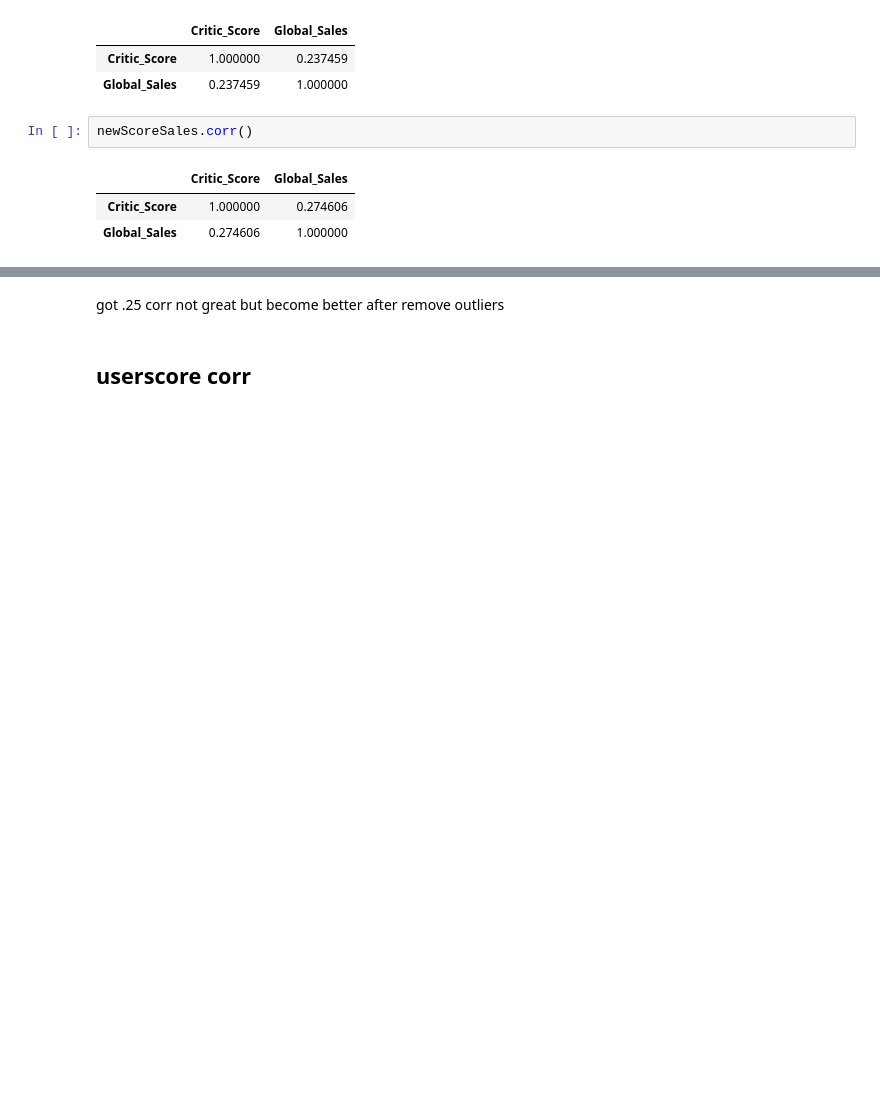
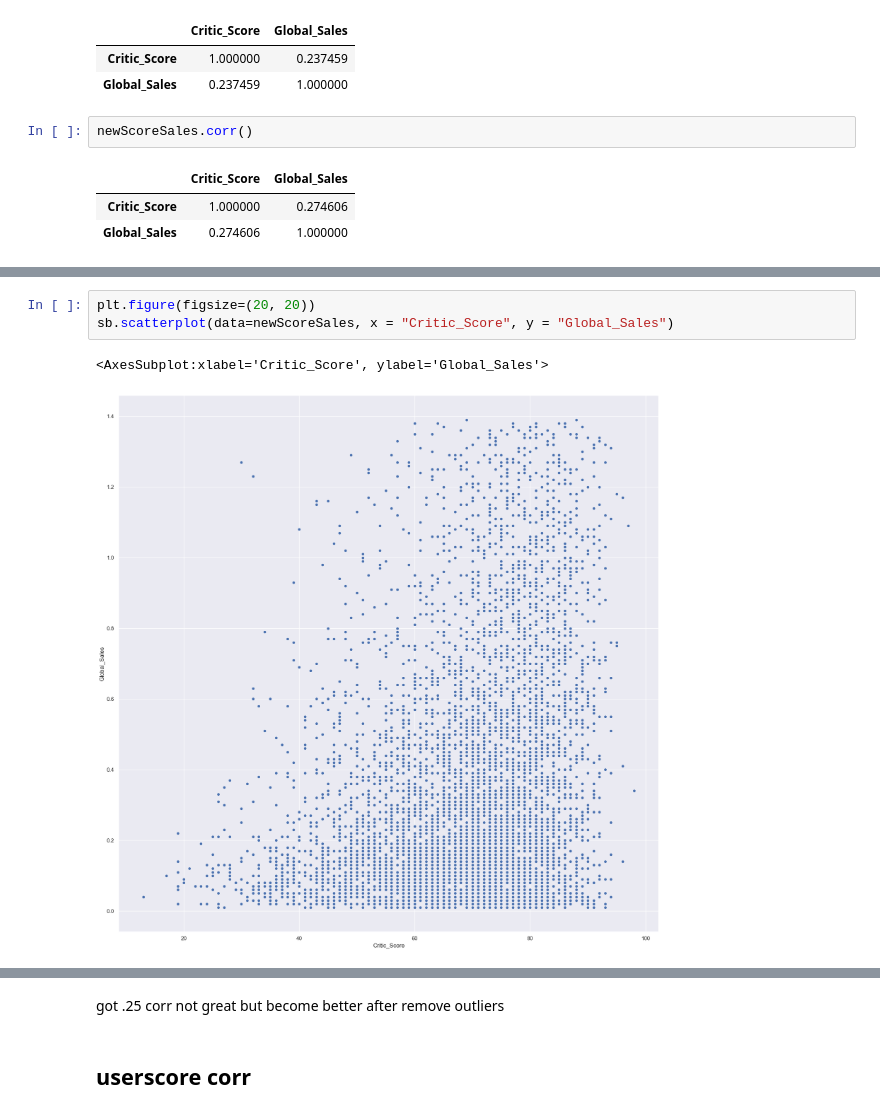
Before and after one commit to jin-qingyang/sc1015_mini_project, a Jupyter notebook: project_version2 3.30.08 PM.ipynb, the cells around one changed output, grey strips where cells are left out. Cells and saved outputs as stored; diff of their text form; blank space fills up the shorter version.

```diff
--- a/project_version2 3.30.08 PM.ipynb
+++ b/project_version2 3.30.08 PM.ipynb
@@ -317,0 +318,6 @@ sb.scatterplot(data=scoreSales, x = "Critic_Score", y = "Global_Sales")
+# %%
+plt.figure(figsize=(20, 20))
+sb.scatterplot(data=newScoreSales, x = "Critic_Score", y = "Global_Sales")
+# %% [output]
+<AxesSubplot:xlabel='Critic_Score', ylabel='Global_Sales'>
+[figure, added]
```
Also changed, not shown: parts of 73 cells of this notebook.
